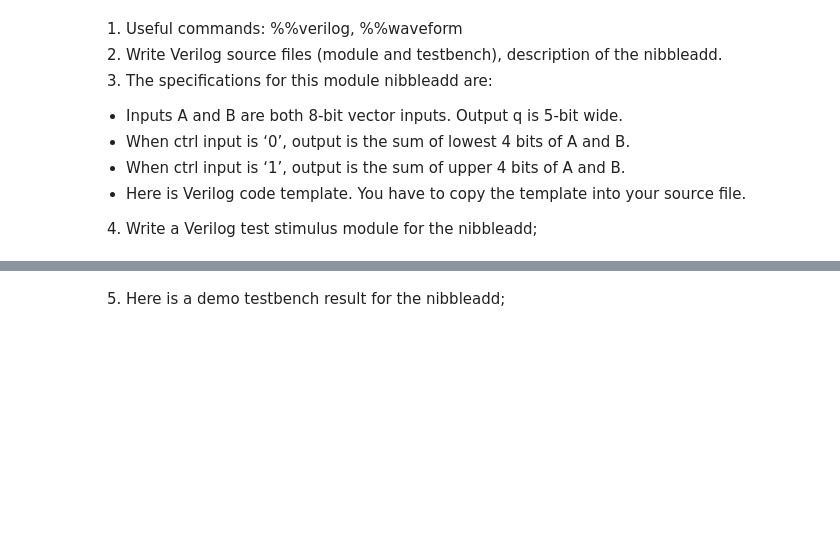
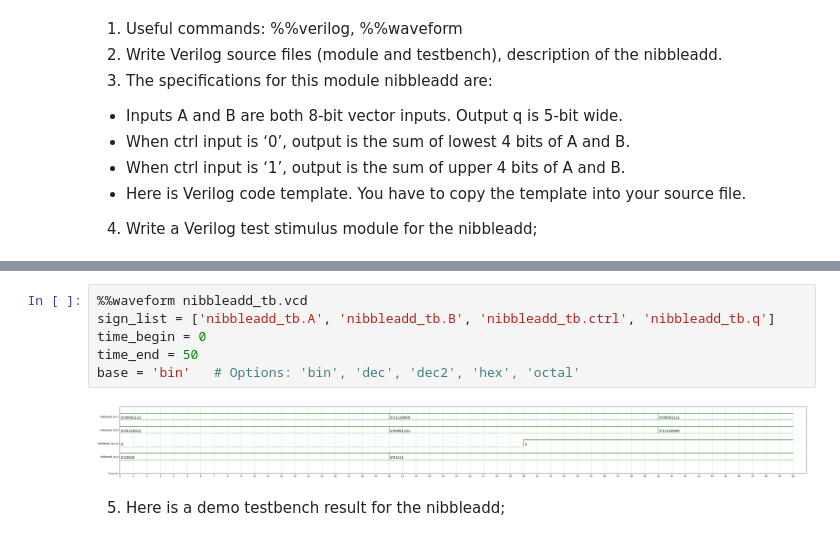
Before and after one commit to dragonflyjt/dragonflyjt.github.io, a Jupyter notebook: 1006392_VerilogGitHomework.ipynb, the cells around one changed output, grey strips where cells are left out. Saved outputs shown, nothing was run; the diff lists cells and outputs as text; blank space fills up the shorter version.

```diff
--- a/1006392_VerilogGitHomework.ipynb
+++ b/1006392_VerilogGitHomework.ipynb
@@ -313,3 +433,11 @@ endmodule
+# %%
+%%waveform nibbleadd_tb.vcd
+sign_list = ['nibbleadd_tb.A', 'nibbleadd_tb.B', 'nibbleadd_tb.ctrl', 'nibbleadd_tb.q']
+time_begin = 0
+time_end = 50
+base = 'bin'   # Options: 'bin', 'dec', 'dec2', 'hex', 'octal'
+# %% [output]
+[figure, added]
 # %% [markdown]
 5. Here is a demo testbench result for the nibbleadd;
 # %% [markdown]
```
Also changed, not shown: parts of 12 cells of this notebook.
